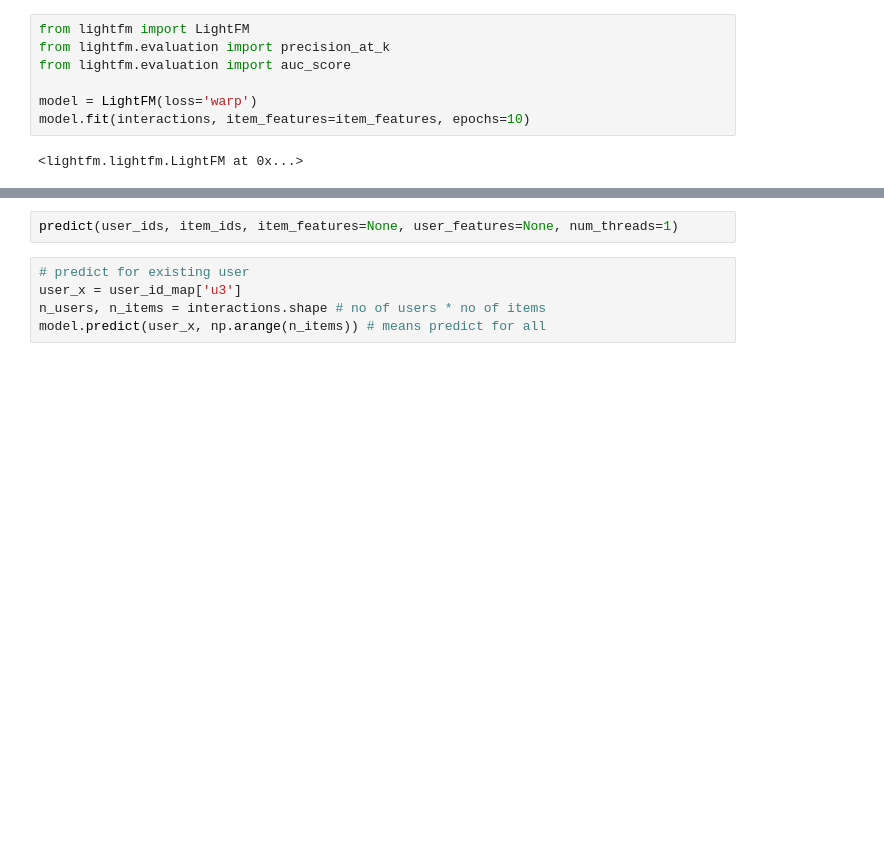
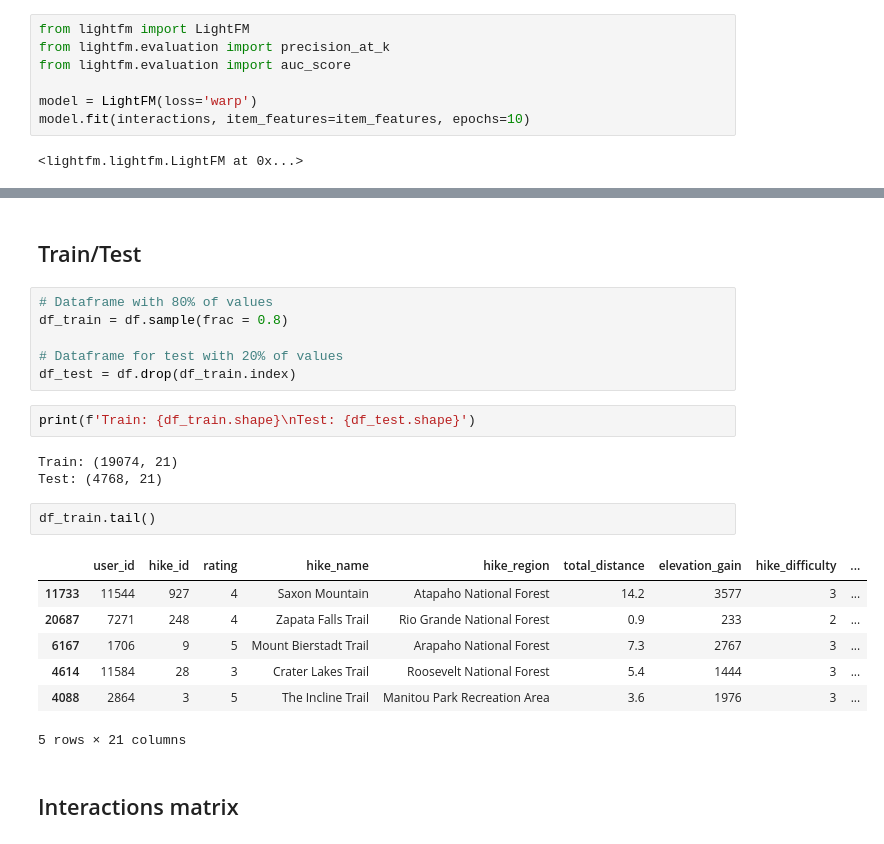
Before and after one commit to helenabarmer/lightfm-recsys, a Jupyter notebook: lightfm.ipynb, the cells around one changed output, grey strips where cells are left out. Saved outputs shown, nothing was run; the diff lists cells and outputs as text; blank space fills up the shorter version.

```diff
--- a/lightfm.ipynb
+++ b/lightfm.ipynb
@@ -299,7 +348,25 @@ array([ 0.58196849,  0.58196849,  0.58196849, ..., -0.10931752,
-# %%
-predict(user_ids, item_ids, item_features=None, user_features=None, num_threads=1)
-# %%
-# predict for existing user
-user_x = user_id_map['u3']
-n_users, n_items = interactions.shape # no of users * no of items
-model.predict(user_x, np.arange(n_items)) # means predict for all
+# %% [markdown]
+## Train/Test
+# %%
+# Dataframe with 80% of values
+df_train = df.sample(frac = 0.8)
+
+# Dataframe for test with 20% of values
+df_test = df.drop(df_train.index)
+# %%
+print(f'Train: {df_train.shape}\nTest: {df_test.shape}')
+# %% [output]
+Train: (19074, 21)
+Test: (4768, 21)
+# %%
+df_train.tail()
+# %% [output]
+|  | user_id | hike_id | rating | hike_name | hike_region | total_distance | elevation_gain | hike_difficulty | ... |
+| 11733 | 11544 | 927 | 4 | Saxon Mountain | Atapaho National Forest | 14.2 | 3577 | 3 | ... |
+| 20687 | 7271 | 248 | 4 | Zapata Falls Trail | Rio Grande National Forest | 0.9 | 233 | 2 | ... |
+| 6167 | 1706 | 9 | 5 | Mount Bierstadt Trail | Arapaho National Forest | 7.3 | 2767 | 3 | ... |
+| 4614 | 11584 | 28 | 3 | Crater Lakes Trail | Roosevelt National Forest | 5.4 | 1444 | 3 | ... |
+| 4088 | 2864 | 3 | 5 | The Incline Trail | Manitou Park Recreation Area | 3.6 | 1976 | 3 | ... |
+5 rows × 21 columns
+# %% [markdown]
+## Interactions matrix
```
Also changed, not shown: parts of 24 cells of this notebook.
